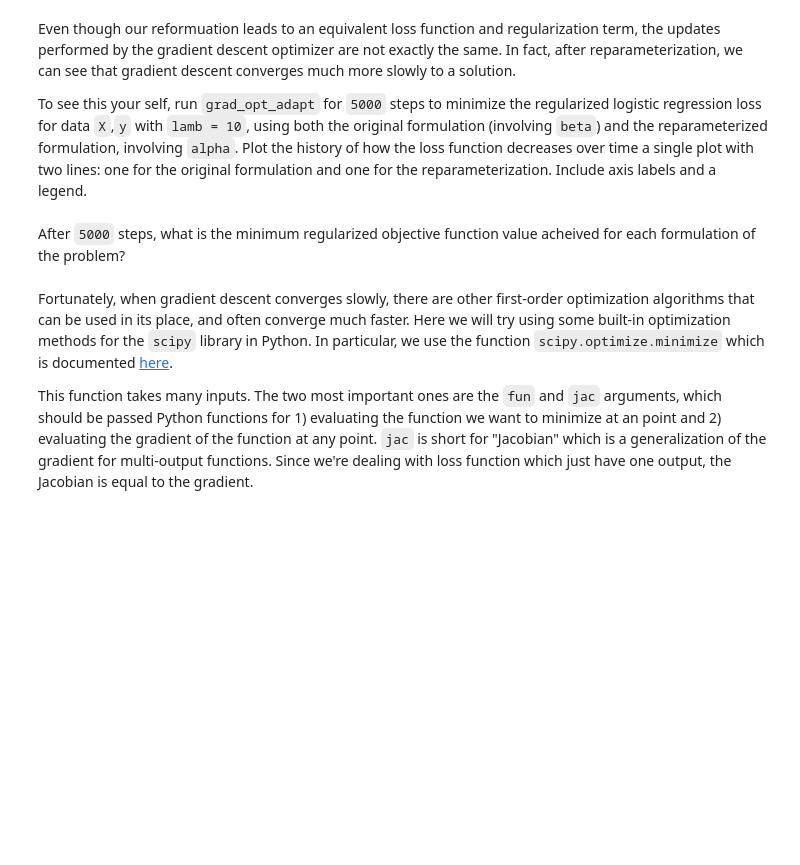
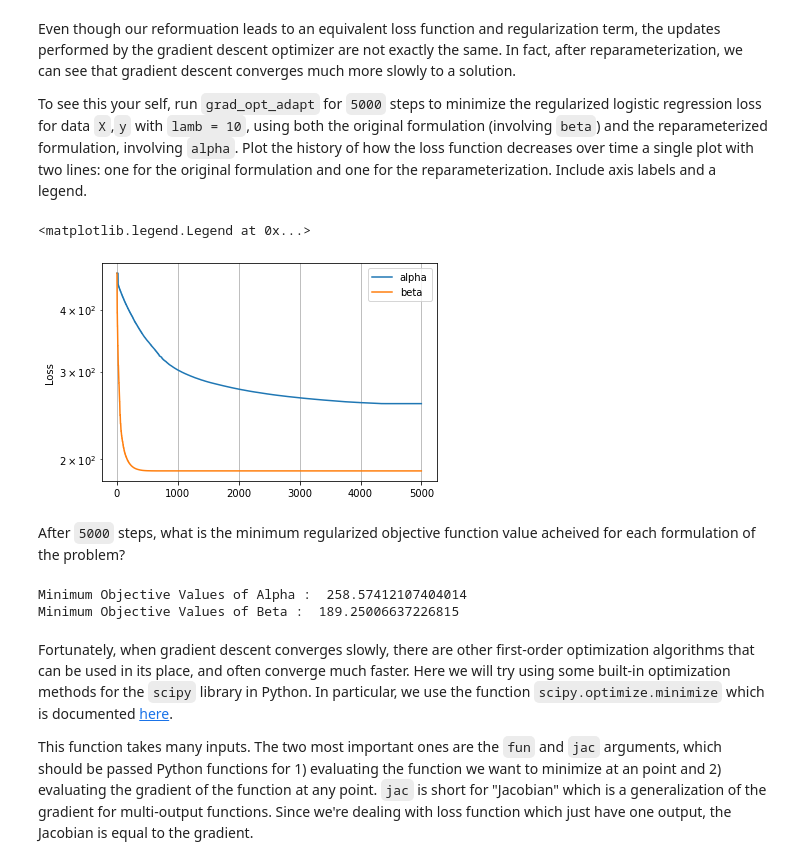
Before and after one commit to VishalShah1999/Machine-Learning, a Jupyter notebook: lab_3.ipynb, the cells around one changed output. Drawn from its saved outputs; the diff is of its cells as text; code cells hidden in the pictures; blank space fills up the shorter version.

```diff
--- a/lab_3.ipynb
+++ b/lab_3.ipynb
@@ -444,9 +444,8 @@ def Leval_reg_linear_kernel(alpha,X,y,lamb):
     z = X@(X.T@alpha)
     h = 1/(1+np.exp(-z))
     Lr_kernel = np.sum((1-y)*z - np.log(h))
-    func_square = [i ** 2 for i in z]
-    L_kernel = Lr_kernel + np.sum((lamb * func_square))
+    L_kernel = Lr_kernel + lamb*np.sum((X.T@alpha)**2)
 
-    Lrgrad_kernel = ((X.T)**2)@(h-y) + (2*lamb*(X.T@alpha))
+    Lrgrad_kernel = X@(X.T)@(h-y) + np.sum(2*lamb*(X.T@alpha))
 
     return L_kernel, Lrgrad_kernel
@@ -473,15 +456,35 @@ Even though our reformuation leads to an equivalent loss function and regulariza
 
 To see this your self, run `grad_opt_adapt` for `5000` steps to minimize the regularized logistic regression loss for data `X`,`y` with `lamb = 10`, using both the original formulation (involving `beta`) and the reparameterized formulation, involving `alpha`. Plot the history of how the loss function decreases over time a single plot with two lines: one for the original formulation and one for the reparameterization. Include axis labels and a legend.
 # %%
+from numpy.lib.histograms import histogram
 nit = 5000
 l = 10
 beta0 = np.zeros(X.shape[1])
 alpha0 = np.zeros(X.shape[0])
 
+t = np.arange(nit)
+function_list = []
+
 # TODO
 # Optimize alpha via gradient descent
+kernel_param_alpha = lambda alpha: Leval_reg_linear_kernel(alpha, X, y, l)
+alpha, Lr_kernel, histogram_kernel = grad_opt_adapt(kernel_param_alpha, alpha0, nit=nit)
+plt.semilogy(t, histogram_kernel['L'])
+function_list.append('alpha')
+
 # Optimize beta via gradient descent
+L2_reg_param = lambda beta: Leval_reg(beta, X, y, l)
+beta, Lr2, histogram_l2 = grad_opt_adapt(L2_reg_param, beta0, nit=nit)
+plt.semilogy(t, histogram_l2['L'])
+function_list.append('beta')
+
 # Generate plot with labels and legend
+plt.ylabel('Loss')
+plt.grid()
+plt.legend(function_list, loc='upper right')
+# %% [output]
+<matplotlib.legend.Legend at 0x...>
+[figure, added]
 # %% [markdown]
 After `5000` steps, what is the minimum regularized objective function value
 acheived for each formulation of the problem?
@@ -491,3 +491,11 @@ acheived for each formulation of the problem?
+# %%
+# TODO
+# Print minimum objective values
+print("Minimum Objective Values of Alpha : ", np.min(histogram_kernel['L']))
+print("Minimum Objective Values of Beta : ", np.min(histogram_l2['L']))
+# %% [output]
+Minimum Objective Values of Alpha :  258.57412107404014
+Minimum Objective Values of Beta :  189.25006637226815
 # %% [markdown]
 Fortunately, when gradient descent converges slowly, there are other first-order optimization algorithms that can be used in its place, and often converge much faster. Here we will try using some built-in optimization methods for the `scipy` library in Python. In particular, we use the function `scipy.optimize.minimize` which is documented [here](https://docs.scipy.org/doc/scipy-0.13.0/reference/generated/scipy.optimize.minimize.html).
 
```
Also changed, not shown: parts of 5 cells of this notebook.
